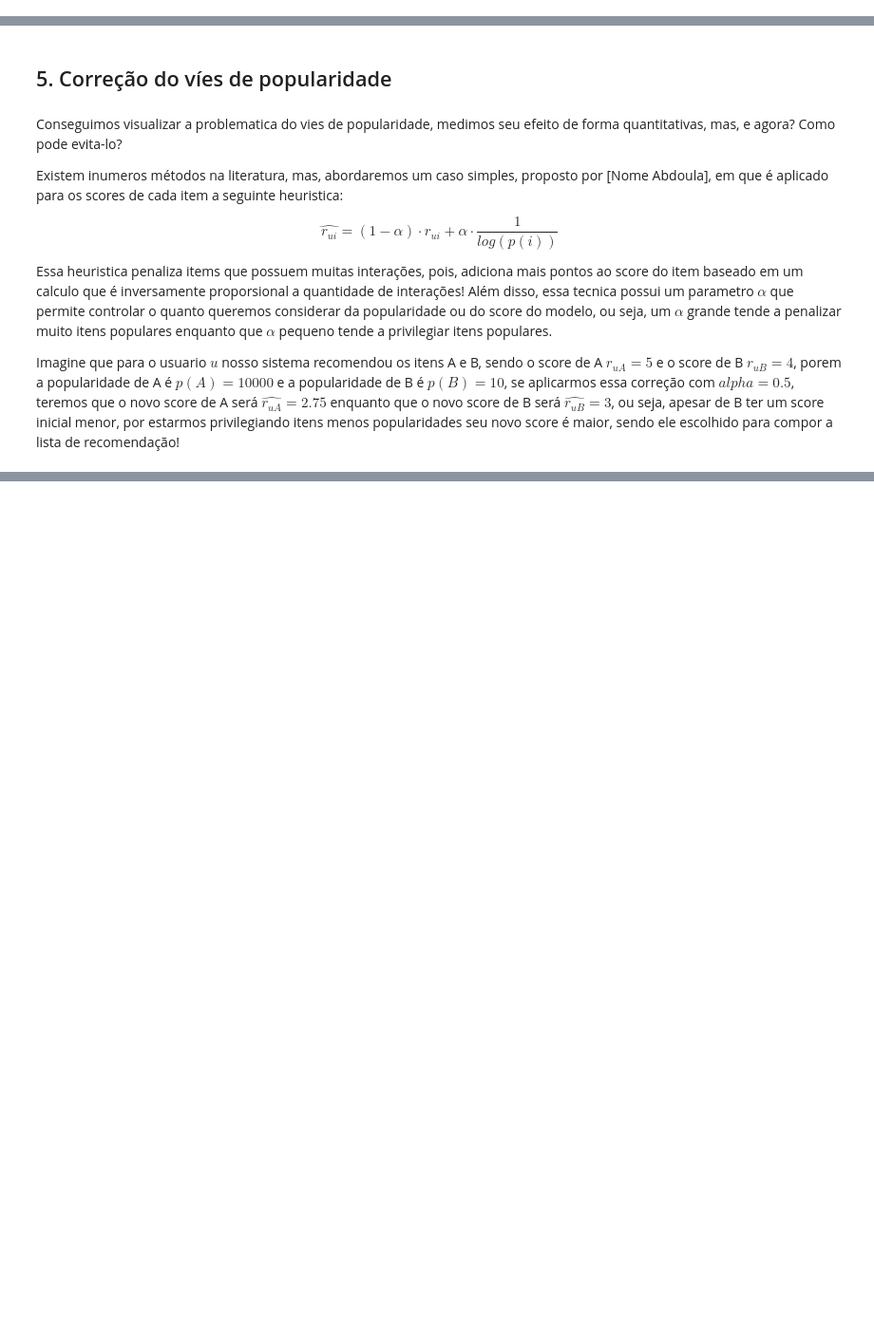
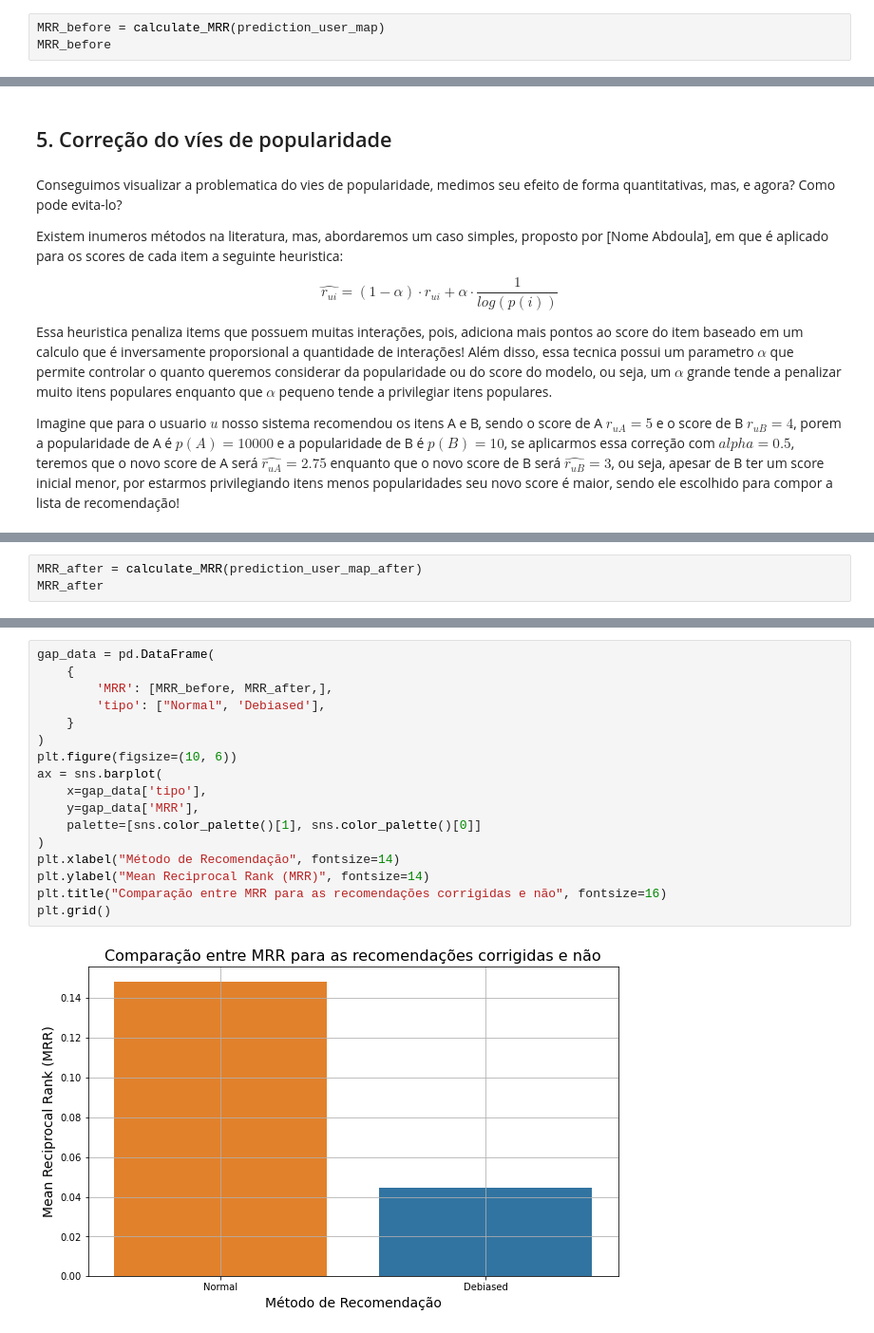
Before and after one commit to Andre-Sacilotti/recsys_lectures, a Jupyter notebook: Aula_XX_popularity_bias.ipynb, the cells around one changed output, grey strips where cells are left out. Shown at 95% size. Cells and saved outputs as stored; diff of their text form; blank space fills up the shorter version.

```diff
--- a/Aula_XX_popularity_bias.ipynb
+++ b/Aula_XX_popularity_bias.ipynb
@@ -304,0 +370,3 @@ delta_gab_bb, delta_gab_d, delta_gab_n
+# %%
+MRR_before = calculate_MRR(prediction_user_map)
+MRR_before
@@ -401,0 +482,3 @@ delta_gab_bb_after, delta_gab_d_after, delta_gab_n_after
+# %%
+MRR_after = calculate_MRR(prediction_user_map_after)
+MRR_after
@@ -401,0 +517,19 @@ delta_gab_bb_after, delta_gab_d_after, delta_gab_n_after
+# %%
+gap_data = pd.DataFrame(
+    {
+        'MRR': [MRR_before, MRR_after,],
+        'tipo': ["Normal", 'Debiased'],
+    }
+)
+plt.figure(figsize=(10, 6))
+ax = sns.barplot(
+    x=gap_data['tipo'],
+    y=gap_data['MRR'],
+    palette=[sns.color_palette()[1], sns.color_palette()[0]]
+)
+plt.xlabel("Método de Recomendação", fontsize=14)
+plt.ylabel("Mean Reciprocal Rank (MRR)", fontsize=14)
+plt.title("Comparação entre MRR para as recomendações corrigidas e não", fontsize=16)
+plt.grid()
+# %% [output]
+[figure, added]
```
Also changed, not shown: parts of 34 cells of this notebook, 4 other files.
